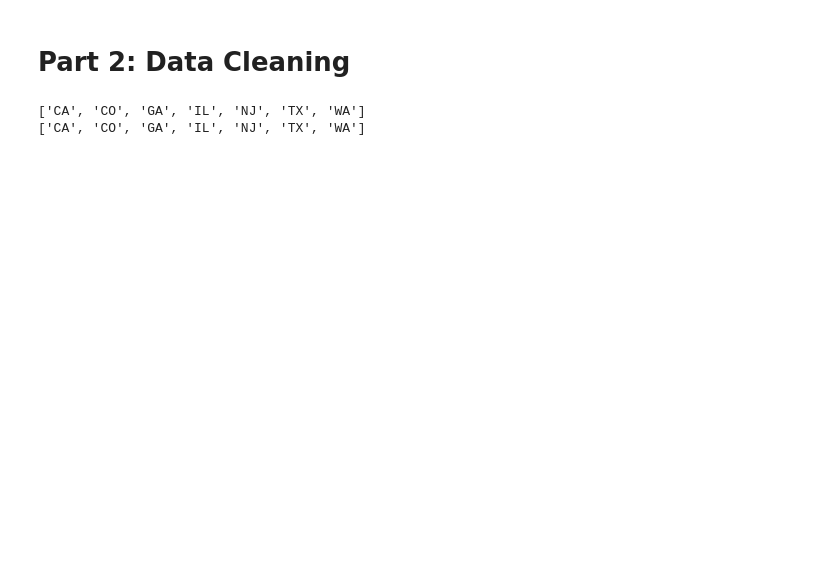
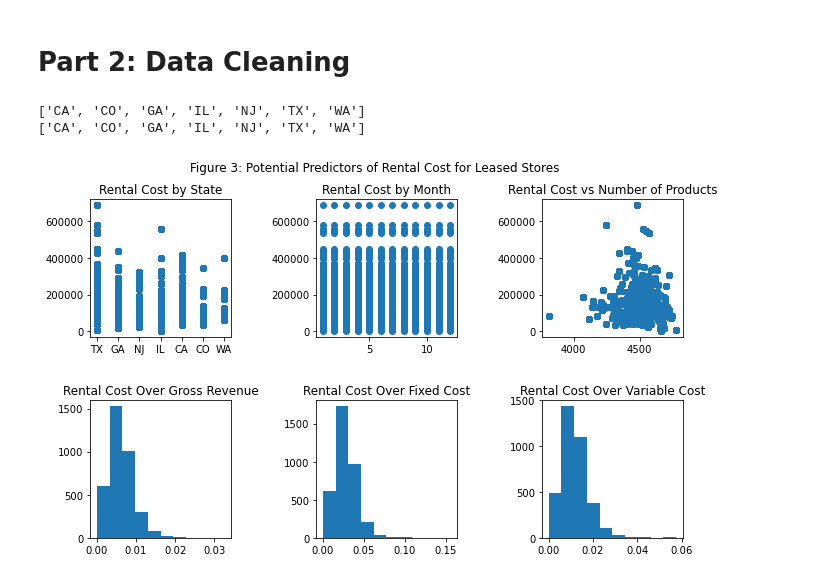
Before and after one commit to MichaelYinGH/assessment, a Jupyter notebook: analysis.ipynb, the cells around one changed output. Cells and saved outputs as stored; diff of their text form; code cells hidden in the pictures; blank space fills up the shorter version.

```diff
--- a/analysis.ipynb
+++ b/analysis.ipynb
@@ -109,3 +111,23 @@ print(sorted(data_owned["State"].unique()))
 # %% [output]
 ['CA', 'CO', 'GA', 'IL', 'NJ', 'TX', 'WA']
 ['CA', 'CO', 'GA', 'IL', 'NJ', 'TX', 'WA']
+# %%
+# Explore different possible predictors of rental cost
+fig, axs = plt.subplots(nrows = 2, ncols = 3, figsize=(10,6))
+plt.suptitle("Figure 3: Potential Predictors of Rental Cost for Leased Stores")
+axs[0, 0].scatter(data_leased["State"], data_leased["Rental cost"])
+axs[0, 0].set_title("Rental Cost by State")
+axs[0, 1].scatter(data_leased.index.get_level_values("Month"), data_leased["Rental cost"])
+axs[0, 1].set_title("Rental Cost by Month")
+axs[0, 2].scatter(data_leased["Number of products"], data_leased["Rental cost"])
+axs[0, 2].set_title("Rental Cost vs Number of Products")
+axs[1, 0].hist(data_leased["Rental cost"] / data_leased["Gross revenue"])
+axs[1, 0].set_title("Rental Cost Over Gross Revenue")
+axs[1, 1].hist(data_leased["Rental cost"] / data_leased["Fixed cost"])
+axs[1, 1].set_title("Rental Cost Over Fixed Cost")
+axs[1, 2].hist(data_leased["Rental cost"] / data_leased["Variable cost"])
+axs[1, 2].set_title("Rental Cost Over Variable Cost")
+fig.tight_layout(pad = 3)
+plt.show()
+# %% [output]
+[figure, added]
```
Also changed, not shown: parts of 8 cells of this notebook.
